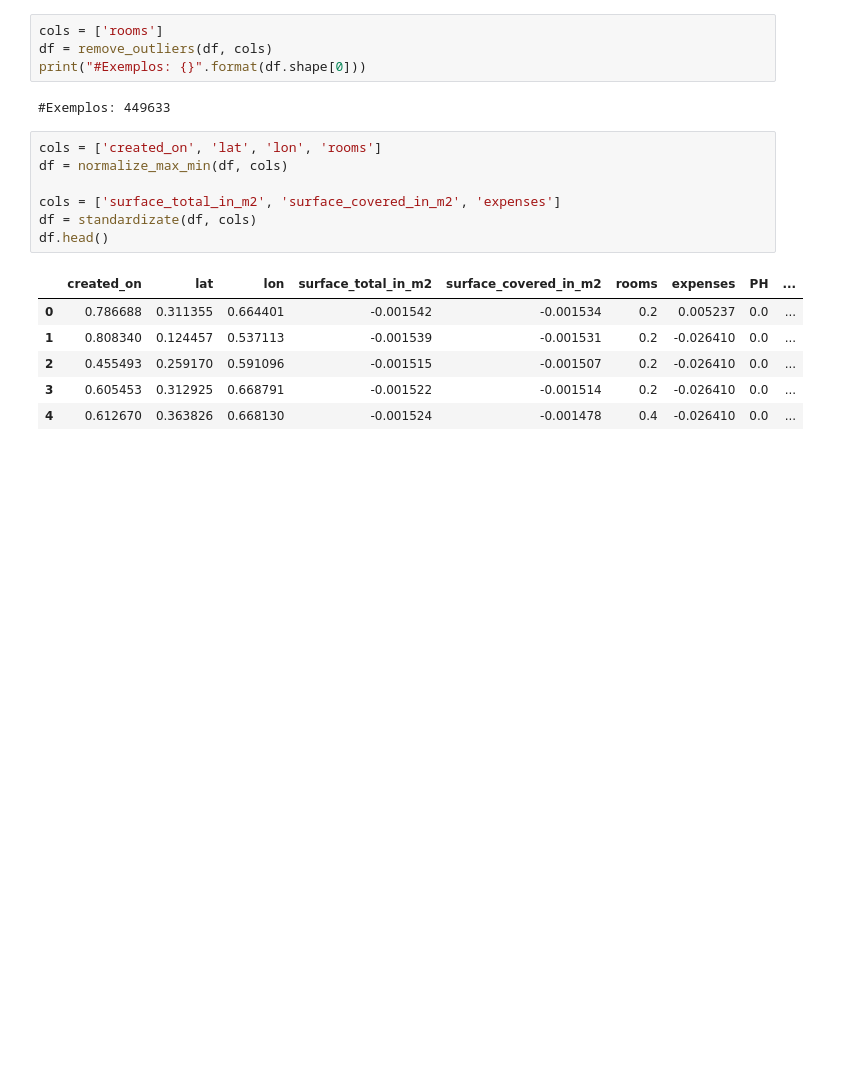
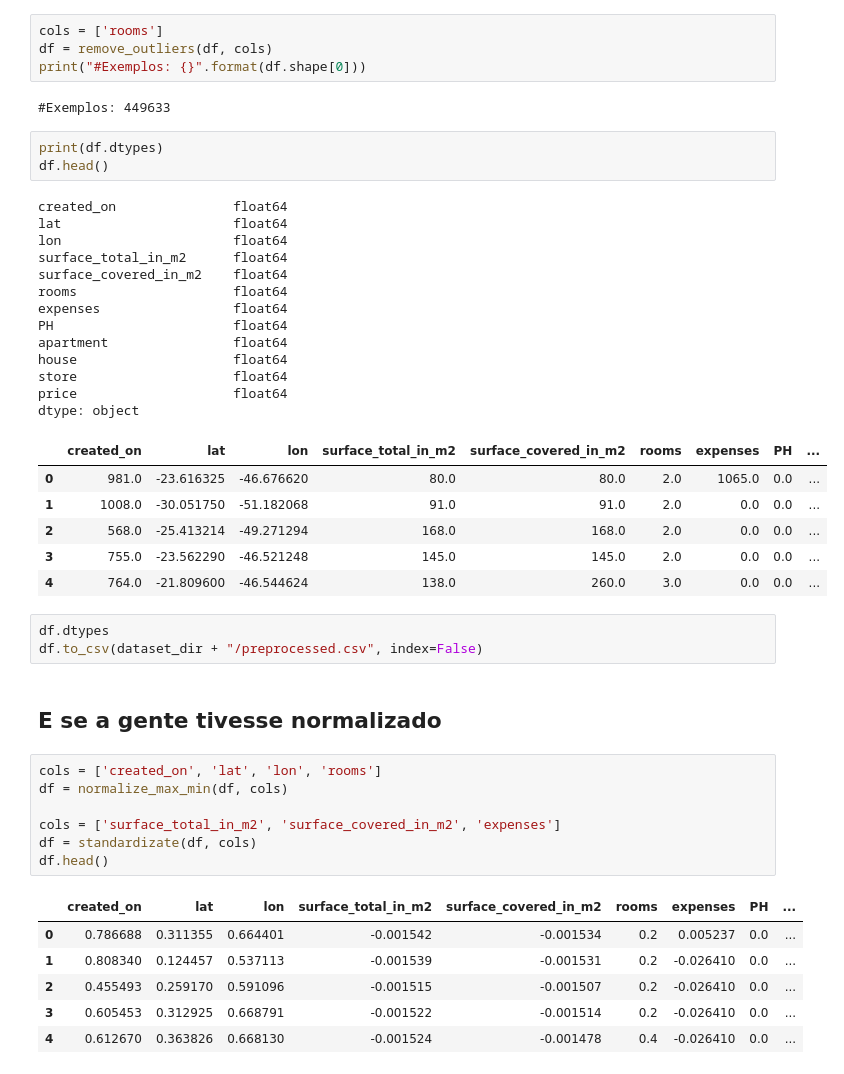
Before and after one commit to thaybaldao/po233-project, a Jupyter notebook: pre_processamento/PO233_PreProcessamento.ipynb, the cells around one changed output. Drawn from its saved outputs; the diff is of its cells as text; blank space fills up the shorter version.

Commit message:
Saving the dataset without rescaling it

```diff
--- a/pre_processamento/PO233_PreProcessamento.ipynb
+++ b/pre_processamento/PO233_PreProcessamento.ipynb
@@ -377,6 +377,34 @@ df = remove_outliers(df, cols)
 print("#Exemplos: {}".format(df.shape[0]))
 # %% [output]
 #Exemplos: 449633
+# %%
+print(df.dtypes)
+df.head()
+# %% [output]
+created_on               float64
+lat                      float64
+lon                      float64
+surface_total_in_m2      float64
+surface_covered_in_m2    float64
+rooms                    float64
+expenses                 float64
+PH                       float64
+apartment                float64
+house                    float64
+store                    float64
+price                    float64
+dtype: object
+|  | created_on | lat | lon | surface_total_in_m2 | surface_covered_in_m2 | rooms | expenses | PH | ... |
+| 0 | 981.0 | -23.616325 | -46.676620 | 80.0 | 80.0 | 2.0 | 1065.0 | 0.0 | ... |
+| 1 | 1008.0 | -30.051750 | -51.182068 | 91.0 | 91.0 | 2.0 | 0.0 | 0.0 | ... |
+| 2 | 568.0 | -25.413214 | -49.271294 | 168.0 | 168.0 | 2.0 | 0.0 | 0.0 | ... |
+| 3 | 755.0 | -23.562290 | -46.521248 | 145.0 | 145.0 | 2.0 | 0.0 | 0.0 | ... |
+| 4 | 764.0 | -21.809600 | -46.544624 | 138.0 | 260.0 | 3.0 | 0.0 | 0.0 | ... |
+# %%
+df.dtypes
+df.to_csv(dataset_dir + "/preprocessed.csv", index=False)
+# %% [markdown]
+## E se a gente tivesse normalizado
 # %%
 cols = ['created_on', 'lat', 'lon', 'rooms']
 df = normalize_max_min(df, cols)
```
Also changed, not shown: parts of 1 cell of this notebook.
